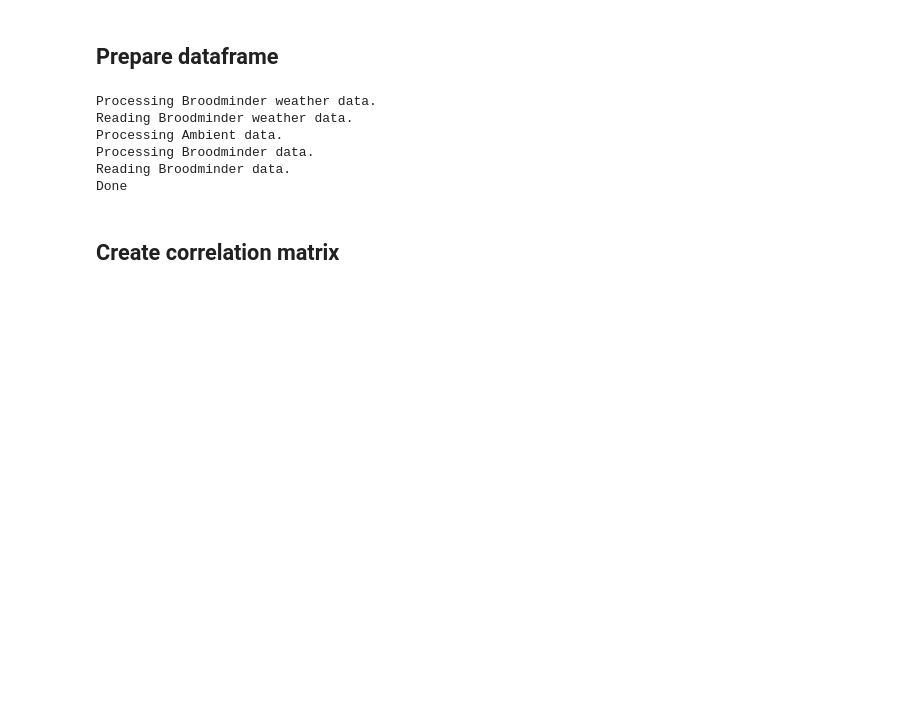
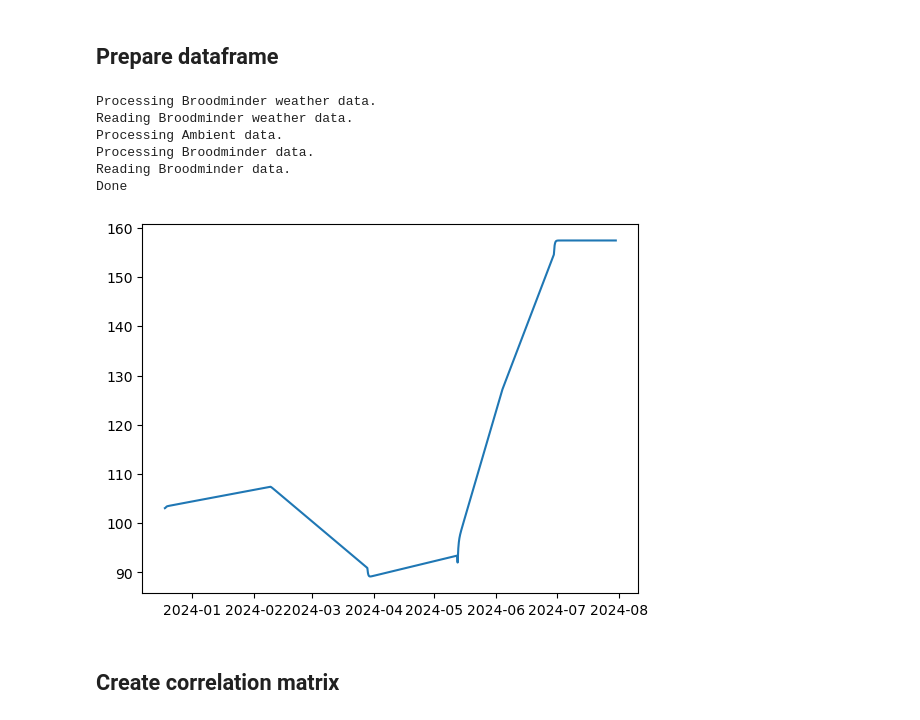
Before and after one commit to tiedyefreak22/Creative-Envy-Dashboard, a Jupyter notebook: Correlation_Matrix.ipynb, the cells around one changed output. Saved outputs shown, nothing was run; the diff lists cells and outputs as text; code cells hidden in the pictures; blank space fills up the shorter version.

```diff
--- a/Correlation_Matrix.ipynb
+++ b/Correlation_Matrix.ipynb
@@ -18,38 +20,47 @@ hive_IDs = {"New Left Hive": '6b5cb8b012cb45038eacc24770a2fff7',
             "Utah OW Nuc Right": 'dca02aae55b74ca1b1a6ac35042d2254',
            }
 
 Bee_Weather = BeeWeather()
 Bee_Weather.set()
 
 ambient = Ambient()
 ambient.set()
 
 master_df = pd.DataFrame()
 
 for hive_creds in list(hive_IDs.items()):
     current_hive = Hive(*hive_creds)
     current_hive.set()
     if not current_hive.get_weight().empty:
-        master_df = pd.concat([master_df, pd.DataFrame(current_hive.get_weight(interp = 1)).rename(columns={"Weight": hive_creds[0] + "_weight"})], axis = 1)
+        master_df = pd.concat([master_df, pd.DataFrame(current_hive.get_weight(interp = 1)).rename(columns={"Weight": "hive_weight"})], axis = 1)
     if not current_hive.get_upper_temp().empty:
-        master_df = pd.concat([master_df, pd.DataFrame(current_hive.get_upper_temp(interp = 1)).rename(columns={"Temperature": hive_creds[0] + "_upper_temp"})], axis = 1)
+        master_df = pd.concat([master_df, pd.DataFrame(current_hive.get_upper_temp(interp = 1)).rename(columns={"Temperature": "hive_upper_temp"})], axis = 1)
     if not current_hive.get_lower_temp().empty:
-        master_df = pd.concat([master_df, pd.DataFrame(current_hive.get_lower_temp(interp = 1)).rename(columns={"Temperature": hive_creds[0] + "_lower_temp"})], axis = 1)
+        master_df = pd.concat([master_df, pd.DataFrame(current_hive.get_lower_temp(interp = 1)).rename(columns={"Temperature": "hive_lower_temp"})], axis = 1)
     if not current_hive.get_humidity().empty:
-        master_df = pd.concat([master_df, pd.DataFrame(current_hive.get_humidity(interp = 1)).rename(columns={"Humidity": hive_creds[0] + "_humidity"})], axis = 1)
+        master_df = pd.concat([master_df, pd.DataFrame(current_hive.get_humidity(interp = 1)).rename(columns={"Humidity": "hive_humidity"})], axis = 1)
     break
 
 master_df = pd.concat([master_df, Bee_Weather.get_beeweather(interp = 1), ambient.get_ambient(interp = 1)], axis = 1)
-master_df.dropna(subset=['New Left Hive_weight', 'New Left Hive_upper_temp', 'New Left Hive_lower_temp', 'New Left Hive_humidity'], axis = "rows", how = "all", inplace = True)
+master_df.dropna(subset=['hive_weight', 'hive_upper_temp', 'hive_lower_temp', 'hive_humidity'], axis = "rows", how = "all", inplace = True)
+
+master_df = pd.concat([master_df, pd.DataFrame({'Unix_Time': master_df['hive_weight'].dropna().index, "kalman_weight": kalman(master_df['hive_weight'].dropna())}).set_index("Unix_Time")], axis = 1)
+master_df = pd.concat([master_df, pd.DataFrame({'Unix_Time': master_df['hive_upper_temp'].dropna().index, "kalman_upper_temp": kalman(master_df['hive_upper_temp'].dropna())}).set_index("Unix_Time")], axis = 1)
+master_df = pd.concat([master_df, pd.DataFrame({'Unix_Time': master_df['hive_lower_temp'].dropna().index, "kalman_lower_temp": kalman(master_df['hive_lower_temp'].dropna())}).set_index("Unix_Time")], axis = 1)
+master_df = pd.concat([master_df, pd.DataFrame({'Unix_Time': master_df['hive_humidity'].dropna().index, "kalman_humidity": kalman(master_df['hive_humidity'].dropna())}).set_index("Unix_Time")], axis = 1)
+
+fig, ax = plt.subplots()
+ax.plot(master_df['hive_weight'].dropna().index,  master_df['kalman_weight'].dropna())
 
 print("Done")
 # %% [output]
 Processing Broodminder weather data.
 Reading Broodminder weather data.
 Processing Ambient data.
 Processing Broodminder data.
 Reading Broodminder data.
 Done
+[figure, added]
 # %% [markdown]
 ## Create correlation matrix
 # %%
```
Also changed, not shown: parts of 2 cells of this notebook, 2 other files.
